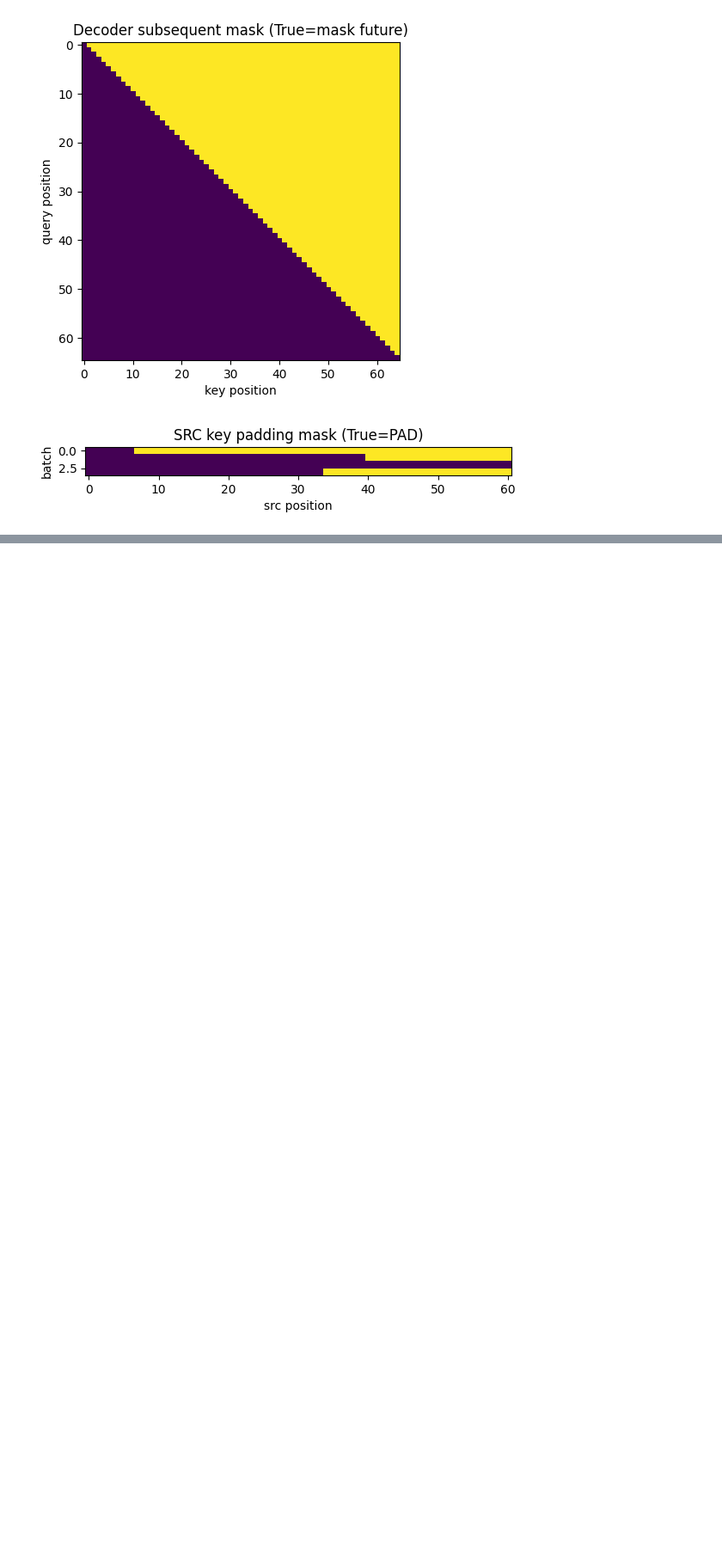
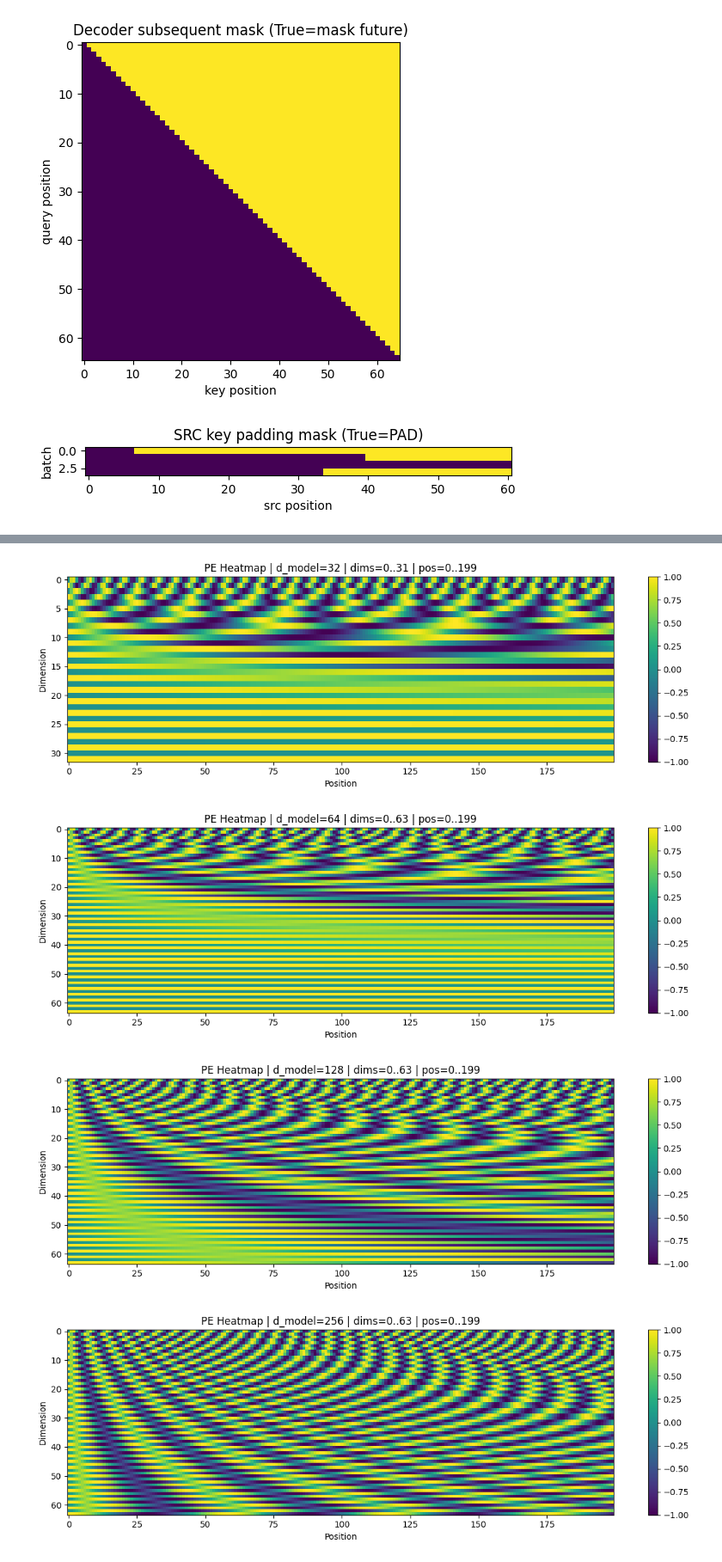
Before and after one commit to xurunqiang/self-study-records, a Jupyter notebook: transform.ipynb, the cells around one changed output, grey strips where cells are left out. Shown at 86% size. Drawn from its saved outputs; the diff is of its cells as text; code cells hidden in the pictures; blank space fills up the shorter version.

```diff
--- a/transform.ipynb
+++ b/transform.ipynb
@@ -444,0 +557,25 @@ class PositionalEncoding(nn.Module):
+# %%
+import torch
+import matplotlib.pyplot as plt
+
+def show_pe_heatmap_for_d_model(d_model_list=(32, 64, 128, 256, 512), L=200, D_show=64):
+    for d_model in d_model_list:
+        pe = PositionalEncoding(d_model=d_model, max_len=2048, dropout=0.0)  # dropout=0 方便观察本体
+        D = min(D_show, d_model)
+        mat = pe.pe[0, :L, :D].detach().cpu().numpy().T  # [D, L]
+
+        plt.figure(figsize=(12, 4))
+        plt.imshow(mat, aspect="auto")
+        plt.title(f"PE Heatmap | d_model={d_model} | dims=0..{D-1} | pos=0..{L-1}")
+        plt.xlabel("Position")
+        plt.ylabel("Dimension")
+        plt.colorbar()
+        plt.tight_layout()
+        plt.show()
+
+show_pe_heatmap_for_d_model(d_model_list=(32, 64, 128, 256, 512), L=200, D_show=64)
+# %% [output]
+[figure, added]
+[figure, added]
+[figure, added]
+[figure, added]
```
Also changed, not shown: parts of 59 cells of this notebook, 2 other files.
